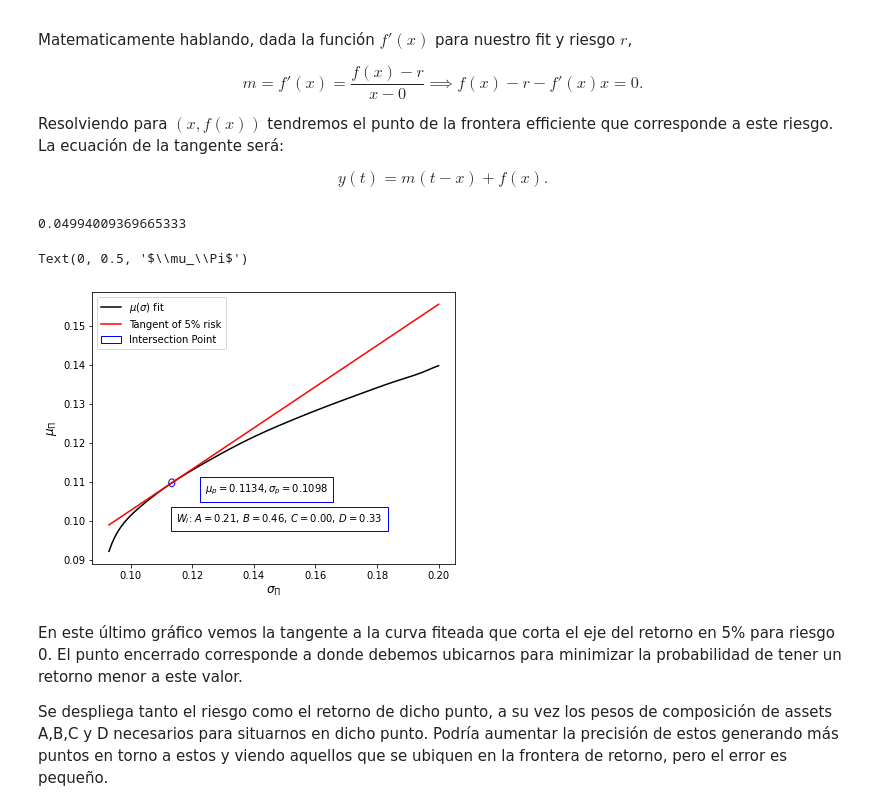
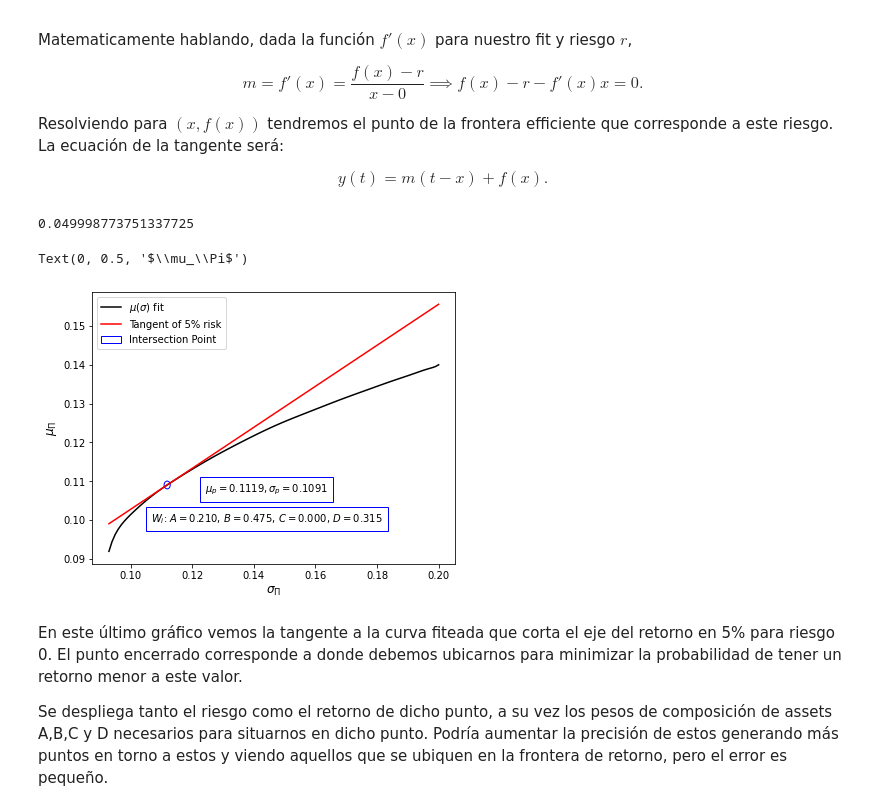
Before and after one commit to eitandv/Finanzas-Cuantitativas-Fisicos, a Jupyter notebook: Tarea 5/Proyecto_T5.ipynb, the cells around one changed output. Saved outputs shown, nothing was run; the diff lists cells and outputs as text; code cells hidden in the pictures.

```diff
--- a/Tarea 5/Proyecto_T5.ipynb
+++ b/Tarea 5/Proyecto_T5.ipynb
@@ -52,16 +52,16 @@ def sigma_pi(assets, assets_data, w_assets, rho=rho):
 Debemos generar todos los pesos posibles sujetos a la restricción $\sum_i W_i=1$. Para esto voy a ser bruto y generar todos los pesos posibles dada cierta precision de 0 a 1, generar todas las combinaciones posibles entre ellos y filtrar las combinaciones que cumplan este constraint. No es la mejor manera, pero python goes brrrr.
 # %%
 # Todas las posibles combinaciones entre pesos
-# t = 1 min para 0.01 puntos x peso
+# t = 15 min para 0.005 puntos x peso
 def all_possible_w_combs(assets):
     assets = [a for a in assets]
-    ws = np.arange(0,1.001,0.001)
+    ws = np.arange(0,1.005,0.005) #Para probar el codigo pueden cambiar 0.005 -> 0.01
     # Lord forgive me...
-    return [{assets[0]:w1,assets[1]:w2,assets[2]:w3,assets[3]:w4} for w1 in ws for w2 in ws for w3 in ws for w4 in ws if w1+w2+w3+w4==1]
+    return [{assets[0]:w1,assets[1]:w2,assets[2]:w3,assets[3]:w4} for w1 in tqdm(ws) for w2 in ws for w3 in ws for w4 in ws if w1+w2+w3+w4==1]
 
 all_w_combs = all_possible_w_combs(assets)
 # %%
-# Calculamos mus y sigmas para estos pesos (t = 40 seg approx):
+# Calculamos mus y sigmas para estos pesos (t = 4 min approx):
 mu_sigs_w = [(mu_pi(assets,assets_data,ws),sigma_pi(assets,assets_data,ws),[w for w in ws.values()]) for ws in all_w_combs]
 
 mus = [mu[0] for mu in mu_sigs_w]
@@ -72,10 +72,8 @@ def best_mu_for_sig(mu_sigs_w):
     best = {}
     i = 0
     len_mu_sigs = len(mu_sigs_w)
-    for d in mu_sigs_w:
+    for d in tqdm(mu_sigs_w):
        i += 1
-       clear_output(wait=True)
-       print('Progress: {}%'.format(100*i/len_mu_sigs))
        if not best:
           best[d[1]] = (d[0],d[2])
           continue
@@ -93,7 +91,7 @@ best_sigs = [p[1] for p in best_points]
 best_pesos = [p[2] for p in best_points]
 # %%
 # Fit de curva para los puntos óptimos
-fit_values = np.polyfit(best_sigs,  best_mus, 15)
+fit_values = np.polyfit(best_sigs,  best_mus, 24)
 
 def fit_mu(t, fit=fit_values):
     polynomial = np.poly1d(fit)
@@ -160,32 +158,32 @@ def tangent(t, m, t1):
 m,t1 = tangent_vals(rent=0.05)
 print(tangent(0, m, t1))
 # %% [output]
-0.04994009369665333
+0.049998773751337725
 # %%
 fig, ax = plt.subplots(figsize=(6.5,5))
 handles, labels = ax.get_legend_handles_labels()
 ax.legend(handles, labels)
 
 ax_fit, = ax.plot(np.arange(0.093,0.2,0.001), [fit_mu(s) for s in np.arange(0.093,0.2,0.001)], color='black', label=r'$\mu(\sigma)$ fit')
 ax_tan, = ax.plot(np.arange(0.093,0.2,0.001), [tangent(s, m, t1) for s in np.arange(0.093,0.2,0.001)], color='red', label=r'Tangent of 5% risk')
 
 circ = plt.Circle((t1, fit_mu(t1)), 0.001, color='b', fill=False, label='Intersection Point')
 ax.add_patch(circ)
 
 ax.annotate(r"$\mu_p={:.4f}, \sigma_p={:.4f}$".format(t1,fit_mu(t1)), xy=(.65,.3),
             xycoords="figure fraction", textcoords="axes fraction",
             bbox={'facecolor':'w','pad':5,'edgecolor':'blue'}, ha="right", va="top")
 w1,w2,w3,w4 = frontier_ws([t1,fit_mu(t1)])
-ax.annotate(r"$W_i$: $A={:.2f},\, B={:.2f},\, C={:.2f},\, D={:.2f}$".format(w1,w2,w3,w4), xy=(.8,.19),
+ax.annotate(r"$W_i$: $A={:.3f},\, B={:.3f},\, C={:.3f},\, D={:.3f}$".format(w1,w2,w3,w4), xy=(.8,.19),
             xycoords="figure fraction", textcoords="axes fraction",
             bbox={'facecolor':'w','pad':5,'edgecolor':'blue'}, ha="right", va="top")
 
 ax.legend(handles=[ax_fit, ax_tan, circ], prop={'size': 10})
 ax.set_xlabel(r'$\sigma_\Pi$', size=12)
 ax.set_ylabel(r'$\mu_\Pi$', size=12)
 # %% [output]
 Text(0, 0.5, '$\\mu_\\Pi$')
-[figure, old version]
+[figure, new version]
 # %% [markdown]
 En este último gráfico vemos la tangente a la curva fiteada que corta el eje del retorno en 5% para riesgo 0. El punto encerrado corresponde a donde debemos ubicarnos para minimizar la probabilidad de tener un retorno menor a este valor.
 
```
Also changed, not shown: parts of 4 cells of this notebook, 2 other files.
